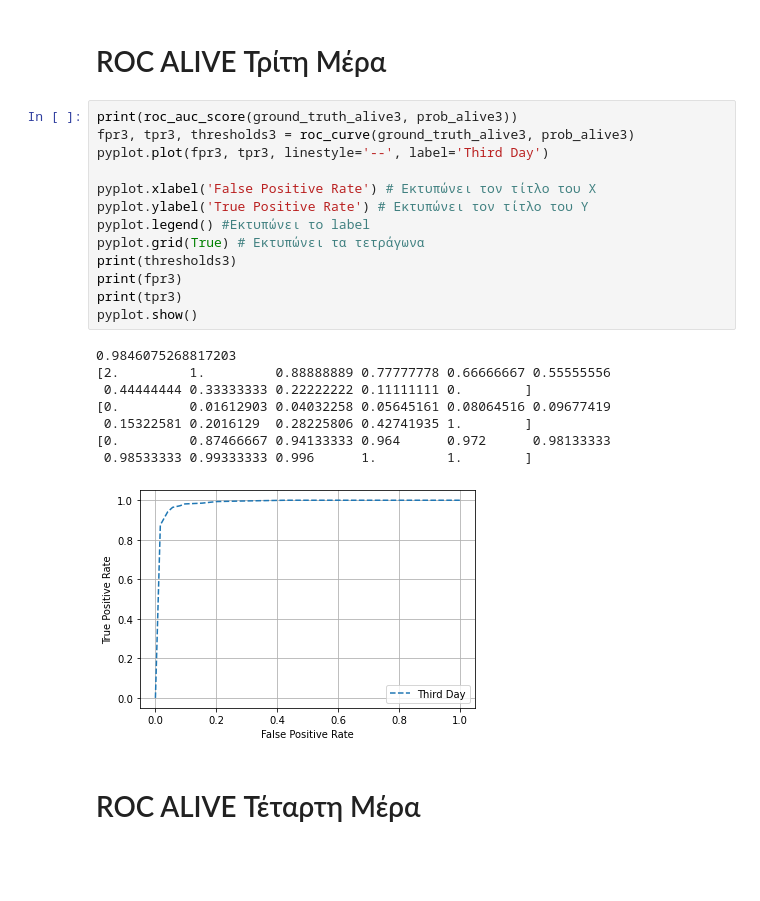
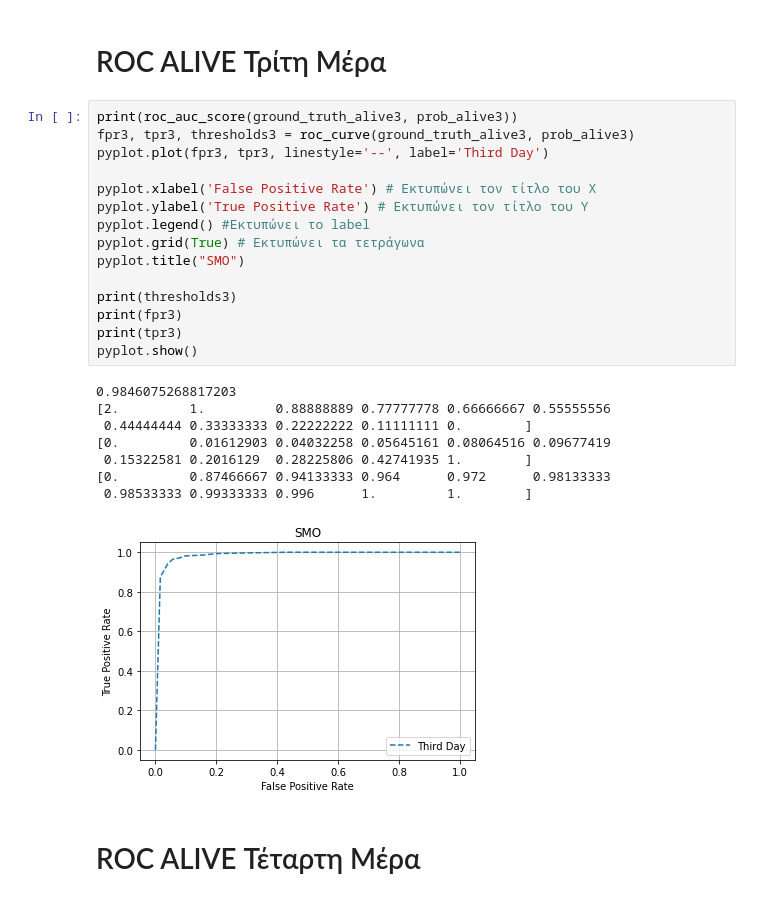
Before and after one commit to DimopDim/MimicIV, a Jupyter notebook: New_Code/07_06_ROC_SMO.ipynb, the cells around one changed output. Cells and saved outputs as stored; diff of their text form; blank space fills up the shorter version.

```diff
--- a/New_Code/07_06_ROC_SMO.ipynb
+++ b/New_Code/07_06_ROC_SMO.ipynb
@@ -132,25 +136,27 @@ pyplot.show()
 # %%
 print(roc_auc_score(ground_truth_alive3, prob_alive3))
 fpr3, tpr3, thresholds3 = roc_curve(ground_truth_alive3, prob_alive3)
 pyplot.plot(fpr3, tpr3, linestyle='--', label='Third Day')
 
 pyplot.xlabel('False Positive Rate') # Εκτυπώνει τον τίτλο του Χ
 pyplot.ylabel('True Positive Rate') # Εκτυπώνει τον τίτλο του Υ
 pyplot.legend() #Εκτυπώνει το label
 pyplot.grid(True) # Εκτυπώνει τα τετράγωνα
+pyplot.title("SMO")
+
 print(thresholds3)
 print(fpr3)
 print(tpr3)
 pyplot.show()
 # %% [output]
 0.9846075268817203
 [2.         1.         0.88888889 0.77777778 0.66666667 0.55555556
  0.44444444 0.33333333 0.22222222 0.11111111 0.        ]
 [0.         0.01612903 0.04032258 0.05645161 0.08064516 0.09677419
  0.15322581 0.2016129  0.28225806 0.42741935 1.        ]
 [0.         0.87466667 0.94133333 0.964      0.972      0.98133333
  0.98533333 0.99333333 0.996      1.         1.        ]
-[figure, old version]
+[figure, new version]
 # %% [markdown]
 # ROC ALIVE Τέταρτη Μέρα
 # %%
```
Also changed, not shown: parts of 9 cells of this notebook.
